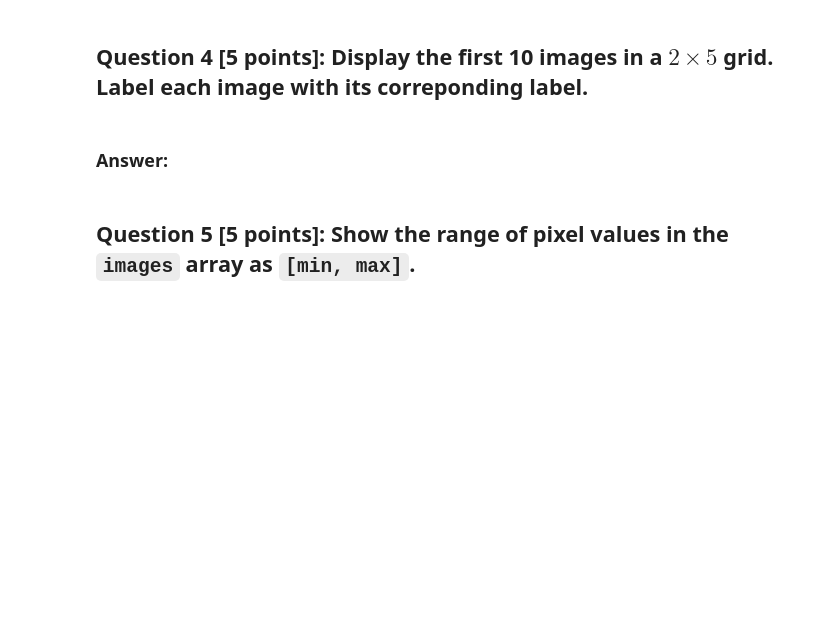
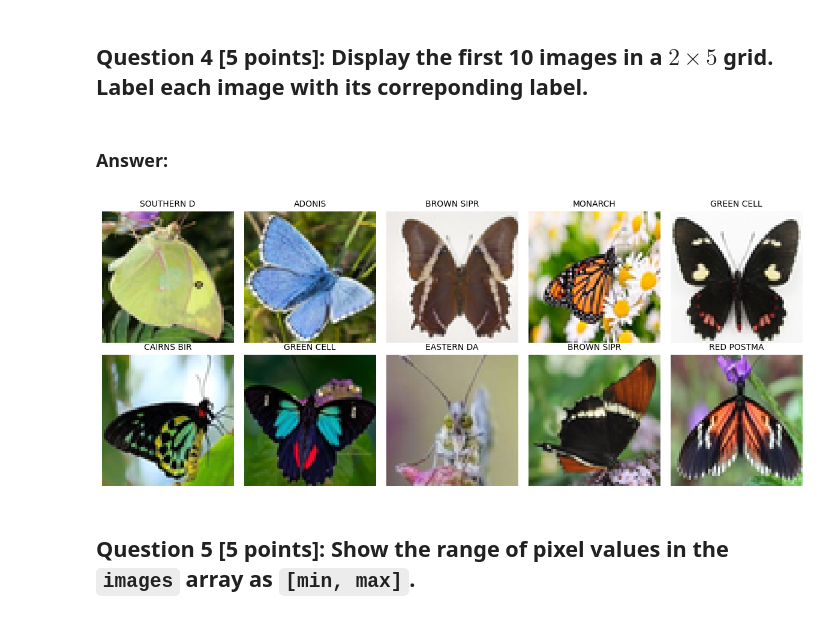
Before and after one commit to Izquazzle/appl, a Jupyter notebook: INFO371_Assignment4.ipynb, the cells around one changed output. Saved outputs shown, nothing was run; the diff lists cells and outputs as text; code cells hidden in the pictures; blank space fills up the shorter version.

```diff
--- a/INFO371_Assignment4.ipynb
+++ b/INFO371_Assignment4.ipynb
@@ -124,3 +116,16 @@ Mounted at /content/drive
 ## Question 3 [5 points]: Verify that there are 75 uniques labels and list the labels.
 # %% [markdown]
 ### Answer:
+# %%
+# Get unique labels
+unique_labels = sorted(set(labels))
+
+# Print number of unique labels and the labels themselves
+print(f"Number of unique labels: {len(unique_labels)}")
+print("Unique labels:")
+
+#prints out unique label name and a number next to it
+i = 1
+for label in unique_labels:
+    print(f"Label {i}: {labels[i]}")
+    i += 1
@@ -128,6 +151,18 @@ Mounted at /content/drive
 ## Question 4 [5 points]: Display the first 10 images in a $2\times 5$ grid. Label each image with its correponding label.
 # %% [markdown]
 ### Answer:
+# %%
+plt.figure(figsize=(12, 5))
+for i in range(10):
+    plt.subplot(2, 5, i + 1)
+    plt.imshow(images[i])
+    plt.title(labels[i], fontsize=10)
+    plt.axis("off")
+
+plt.tight_layout()
+plt.show()
+# %% [output]
+[figure, added]
 # %% [markdown]
 ## Question 5 [5 points]: Show the range of pixel values in the `images` array as `[min, max]`.
 # %% [markdown]
```
Also changed, not shown: parts of 12 cells of this notebook.
